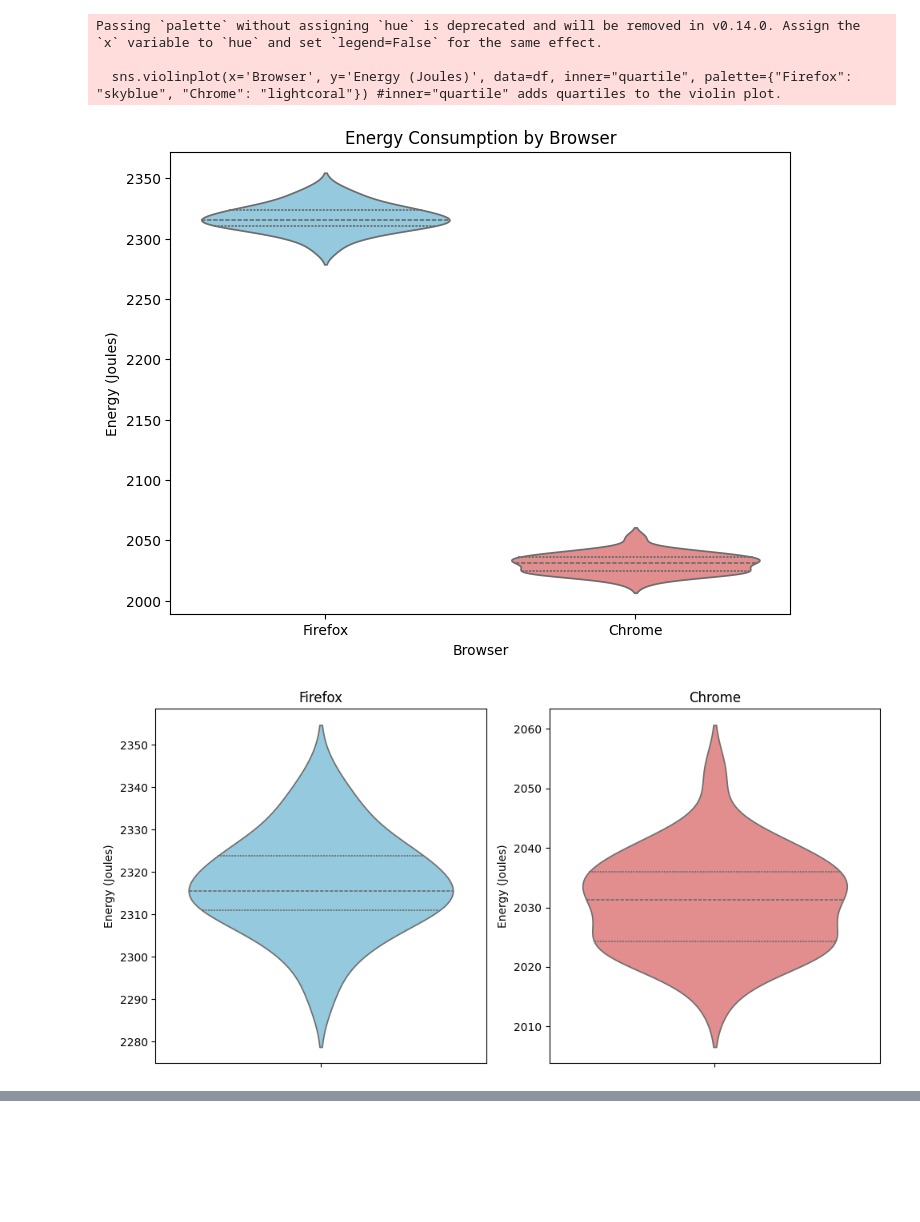
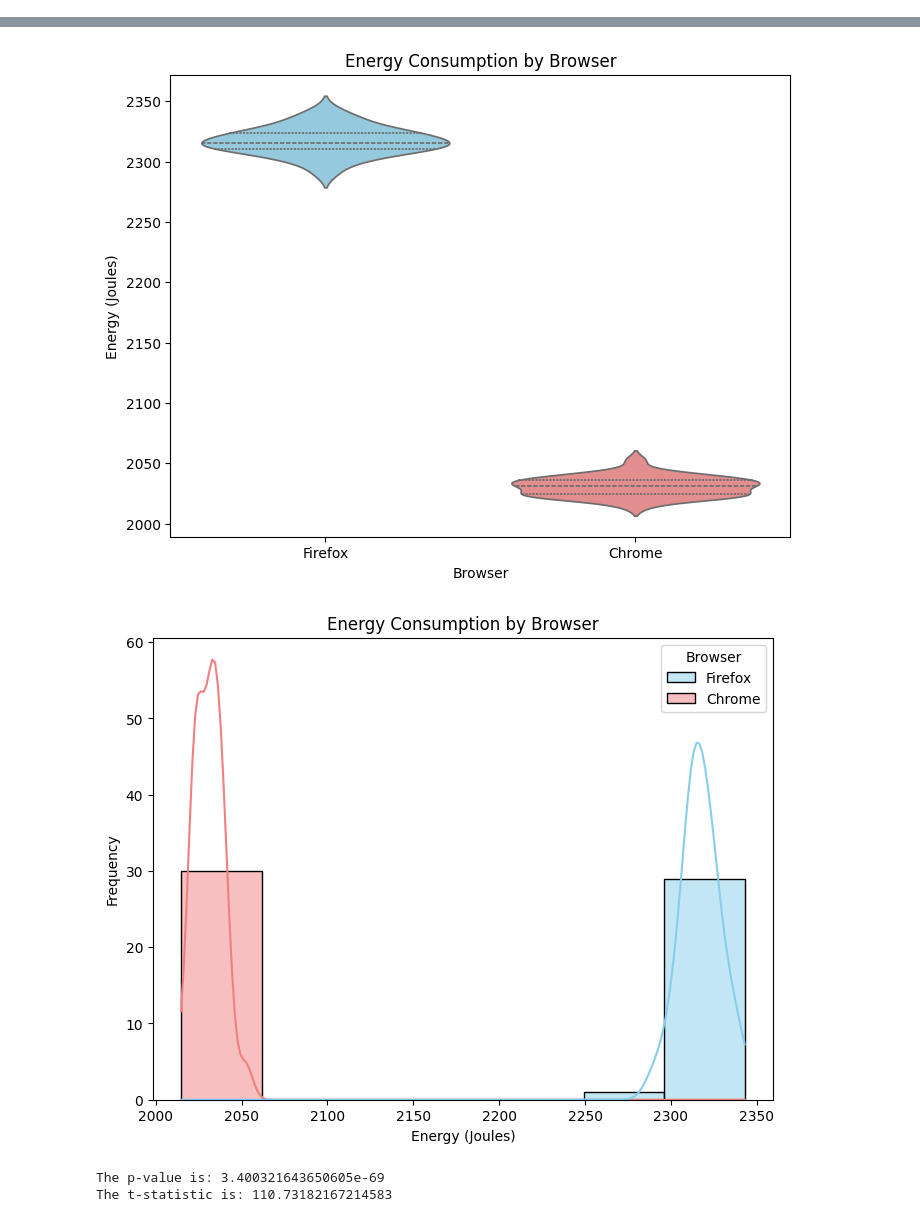
Before and after one commit to D4vidHuang/SSE_EnergyMeasurement, a Jupyter notebook: linux_scripts/data_processing.ipynb, the cells around one changed output, grey strips where cells are left out. Cells and saved outputs as stored; diff of their text form; code cells hidden in the pictures; blank space fills up the shorter version.

Commit message:
update to data processing

```diff
--- a/linux_scripts/data_processing.ipynb
+++ b/linux_scripts/data_processing.ipynb
@@ -6,35 +7,36 @@ import seaborn as sns
 # %%
-data = pd.read_csv('benchmark_results.csv')
+def process_e_data(file_path):
+    data = pd.read_csv('benchmark_results.csv')
+    df = pd.DataFrame(data)
 
-df = pd.DataFrame(data)
+    # Create the violin plot
+    plt.figure(figsize=(8, 6))  # Adjust figure size if needed
+    sns.violinplot(x='Browser', y='Energy (Joules)', data=df, inner="quartile", palette={"Firefox": "skyblue", "Chrome": "lightcoral"}) #inner="quartile" adds quartiles to the violin plot.
+
+    plt.title('Energy Consumption by Browser')
+    plt.xlabel('Browser')
+    plt.ylabel('Energy (Joules)')
+    plt.show()
 
 
-# Create the violin plot
-plt.figure(figsize=(8, 6))  # Adjust figure size if needed
-sns.violinplot(x='Browser', y='Energy (Joules)', data=df, inner="quartile", palette={"Firefox": "skyblue", "Chrome": "lightcoral"}) #inner="quartile" adds quartiles to the violin plot.
-
-plt.title('Energy Consumption by Browser')
-plt.xlabel('Browser')
-plt.ylabel('Energy (Joules)')
-plt.show()
+    #make distribution plot
+    plt.figure(figsize=(8, 6))
+    sns.histplot(data=df, x='Energy (Joules)', hue='Browser', kde=True, palette={"Firefox": "skyblue", "Chrome": "lightcoral"})
+    plt.title('Energy Consumption by Browser')
+    plt.xlabel('Energy (Joules)')
+    plt.ylabel('Frequency')
+    plt.show()
 
 
-#If you want to have separate plots for each browser:
-fig, axes = plt.subplots(1, 2, figsize=(10, 5)) # 1 row, 2 columns
+    #t-test
+    firefox = df[df['Browser'] == 'Firefox']['Energy (Joules)']
+    chrome = df[df['Browser'] == 'Chrome']['Energy (Joules)']
 
-sns.violinplot(ax=axes[0], y="Energy (Joules)", data=df[df['Browser'] == 'Firefox'], inner="quartile", color="skyblue")
-axes[0].set_title('Firefox')
-axes[0].set_ylabel('Energy (Joules)')
+    t_stat, p_val=t = ttest_ind(firefox, chrome)
 
-sns.violinplot(ax=axes[1], y="Energy (Joules)", data=df[df['Browser'] == 'Chrome'], inner="quartile", color="lightcoral")
-axes[1].set_title('Chrome')
-axes[1].set_ylabel('Energy (Joules)')
-
-plt.tight_layout() # Adjusts subplot params so that subplots fit in to the figure area.
-plt.show()
+    print(f'The p-value is: {p_val}')
+    print(f'The t-statistic is: {t_stat}')
+    # print(f'The confidence interval is: {conf_int}')
-# %% [output]
-Passing `palette` without assigning `hue` is deprecated and will be removed in v0.14.0. Assign the `x` variable to `hue` and set `legend=False` for the same effect.
-
-  sns.violinplot(x='Browser', y='Energy (Joules)', data=df, inner="quartile", palette={"Firefox": "skyblue", "Chrome": "lightcoral"}) #inner="quartile" adds quartiles to the violin plot.
-[figure, removed]
-[figure, removed]
+# %%
+process_e_data('benchmark_results.csv')
+# %% [output]
@@ -40,0 +46,4 @@ Passing `palette` without assigning `hue` is deprecated and will be removed in v
+[figure, added]
+[figure, added]
+The p-value is: 3.400321643650605e-69
+The t-statistic is: 110.73182167214583
```
Also changed, not shown: parts of 2 cells of this notebook.
